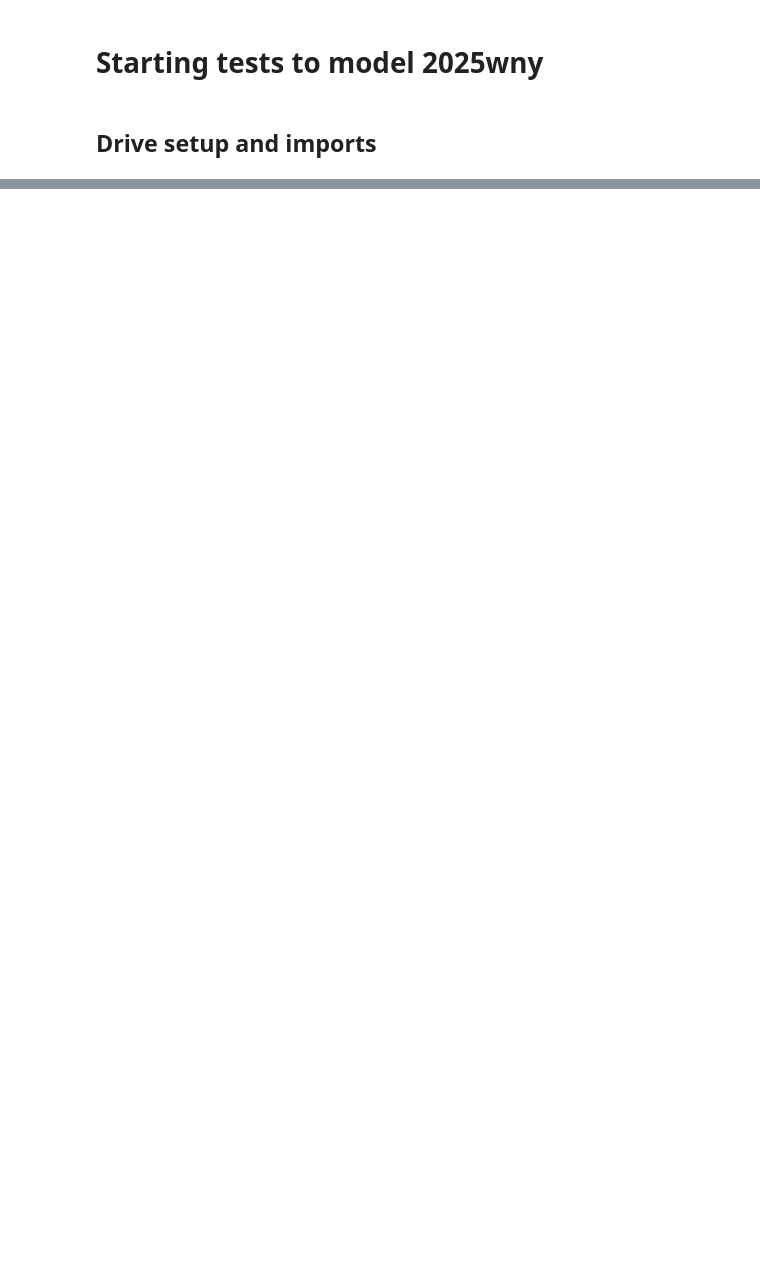
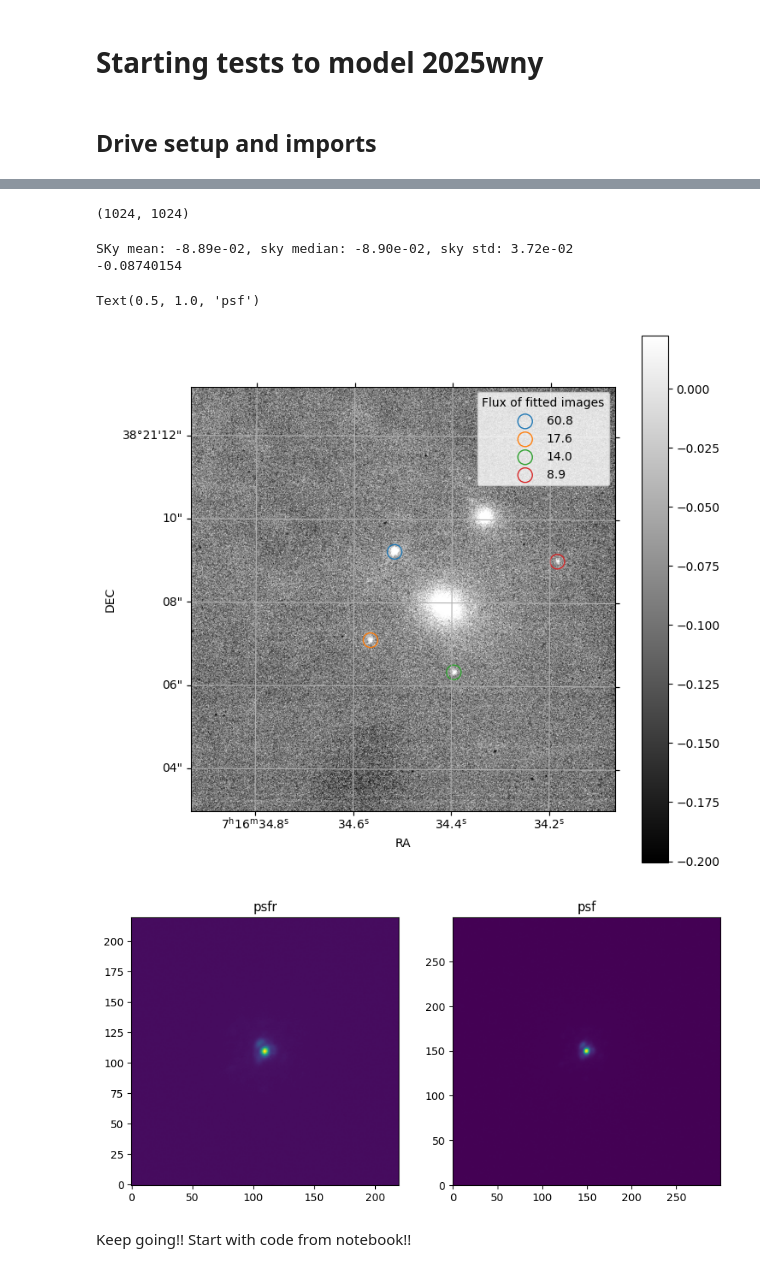
Before and after one commit to oscar-s-p/GL-PS, a Jupyter notebook: notebooks/test_2025wny.ipynb, the cells around one changed output, grey strips where cells are left out. Drawn from its saved outputs; the diff is of its cells as text; code cells hidden in the pictures; blank space fills up the shorter version.

Commit message:
Starting with real data

```diff
--- a/notebooks/test_2025wny.ipynb
+++ b/notebooks/test_2025wny.ipynb
@@ -39,0 +116,50 @@ from tensorflow_probability import distributions as tfd, bijectors as tfb
+# %%
+data.shape
+# %% [output]
+(1024, 1024)
+# %%
+
+pixscale = 0.009952 # arcsec/px
+exptime = 180
+
+sky_mean, sky_median, sky_std = sigma_clipped_stats(data, sigma=2.0, maxiters=5)
+print('SKy mean: %.2e, sky median: %.2e, sky std: %.2e'%(sky_mean, sky_median, sky_std))
+print(np.mean(data))
+stretch = 'linear'
+percent = (5,99)
+vminmax = (sky_mean - 3*sky_std,sky_mean + 3*sky_std)
+# norm
+norm = simple_norm(data, stretch,
+                   #min_percent=percent[0], max_percent=percent[1],
+                   vmin = vminmax[0], vmax = vminmax[1])
+# figure
+fig, ax = plt.subplots(1,1, figsize=(8,8))
+fog, ax2 = plt.subplots(1,2, figsize=(10,5))
+ax = [ax, ax2[0], ax2[1]]
+ax[0].remove()
+ax[0] = fig.add_subplot(1,1,1,projection=wcs)
+im = ax[0].imshow(data, cmap='gray', origin = 'lower', norm = norm)
+plt.colorbar(im, ax = ax[0])
+for i in range(len(psf_photutil)):
+  phot_row = psf_photutil.iloc[i]
+  ax[0].scatter(phot_row['x_fit'], phot_row['y_fit'], label = '%.1f'%phot_row['flux_fit'],
+             marker = 'o', s  = 150,
+             facecolor = 'none', edgecolors=plt.get_cmap('tab10')(i), alpha = 1)
+ax[0].legend(title = 'Flux of fitted images')
+ax[0].set_xlabel('RA')
+ax[0].set_ylabel('DEC')
+ax[0].grid()
+
+ax[1].imshow(psfr, origin = 'lower')
+ax[1].set_title('psfr')
+
+ax[2].imshow(psf, origin = 'lower')
+ax[2].set_title('psf')
+# %% [output]
+SKy mean: -8.89e-02, sky median: -8.90e-02, sky std: 3.72e-02
+-0.08740154
+Text(0.5, 1.0, 'psf')
+[figure, added]
+[figure, added]
+# %% [markdown]
+Keep going!! Start with code from notebook!!
```
Also changed, not shown: parts of 7 cells of this notebook, 1 other file.
